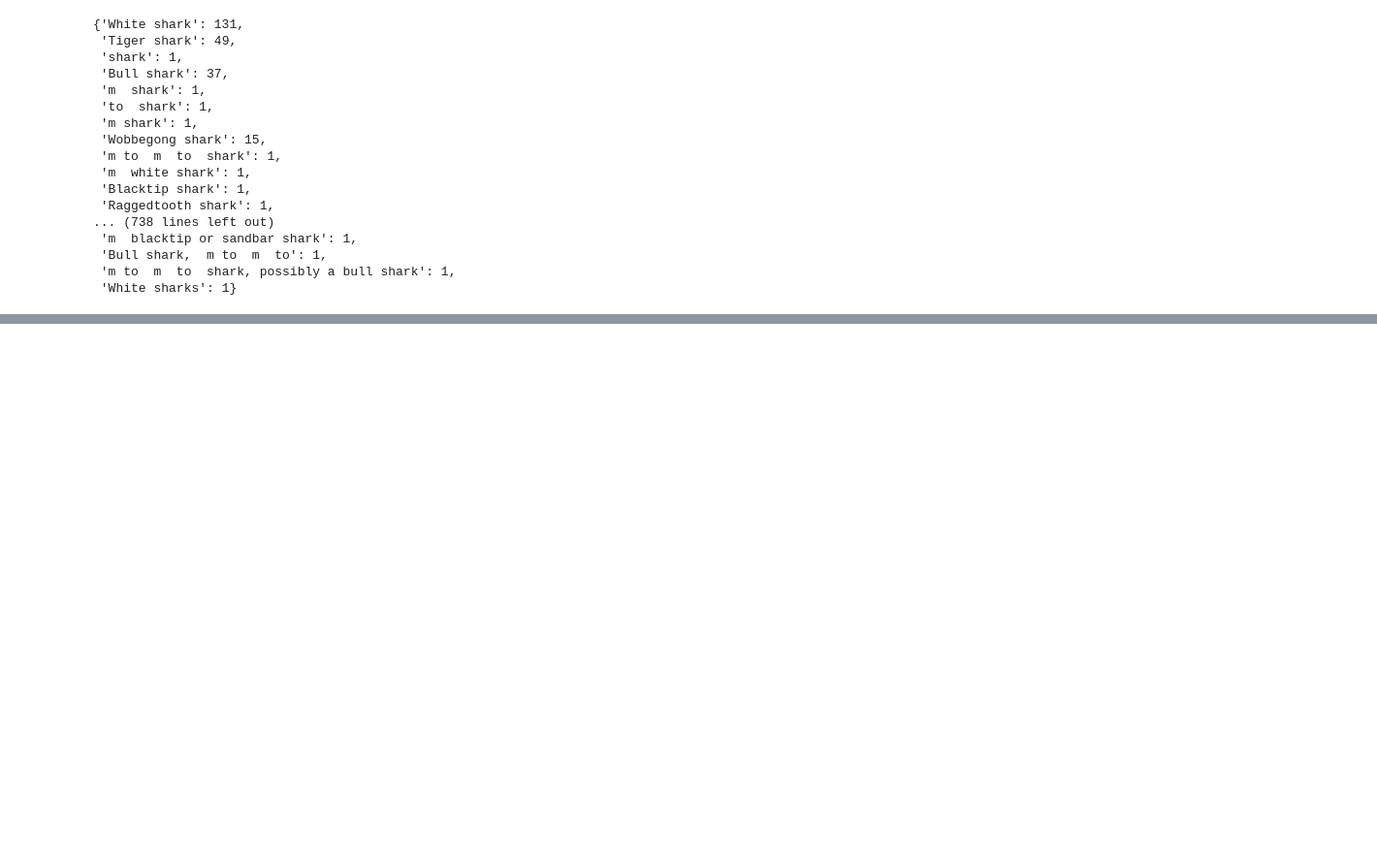
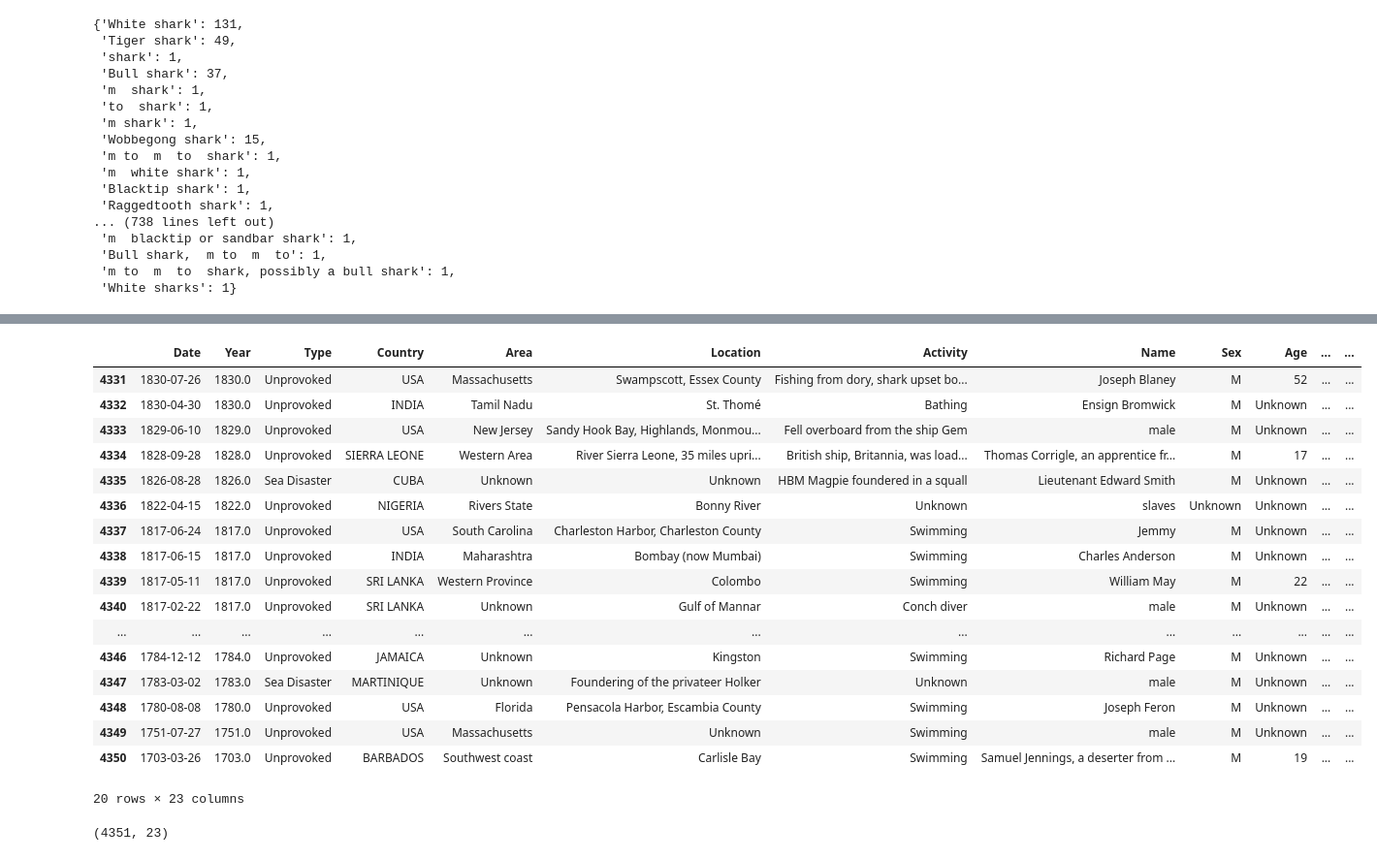
Before and after one commit to NGCOS46/data-cleaning-pandas, a Jupyter notebook: analysis.ipynb, the cells around one changed output, grey strips where cells are left out. Shown: that part at 97% size. Cells and saved outputs as stored; diff of their text form; code cells hidden in the pictures; blank space fills up the shorter version.

```diff
--- a/analysis.ipynb
+++ b/analysis.ipynb
@@ -986,0 +1102,28 @@ print(clean_species_dict)
+# %%
+data_sin_nulos['Date'] = pd.to_datetime(data_sin_nulos['Date'], errors='coerce')
+data_sin_nulos.dropna(subset=['Date'], inplace=True)
+# %%
+data_sin_nulos.tail(20)
+# %% [output]
+|  | Date | Year | Type | Country | Area | Location | Activity | Name | Sex | Age | ... | ... |
+| 4331 | 1830-07-26 | 1830.0 | Unprovoked | USA | Massachusetts | Swampscott, Essex County | Fishing from dory, shark upset bo... | Joseph Blaney | M | 52 | ... | ... |
+| 4332 | 1830-04-30 | 1830.0 | Unprovoked | INDIA | Tamil Nadu | St. Thomé | Bathing | Ensign Bromwick | M | Unknown | ... | ... |
+| 4333 | 1829-06-10 | 1829.0 | Unprovoked | USA | New Jersey | Sandy Hook Bay, Highlands, Monmou... | Fell overboard from the ship Gem | male | M | Unknown | ... | ... |
+| 4334 | 1828-09-28 | 1828.0 | Unprovoked | SIERRA LEONE | Western Area | River Sierra Leone, 35 miles upri... | British ship, Britannia, was load... | Thomas Corrigle, an apprentice fr... | M | 17 | ... | ... |
+| 4335 | 1826-08-28 | 1826.0 | Sea Disaster | CUBA | Unknown | Unknown | HBM Magpie foundered in a squall | Lieutenant Edward Smith | M | Unknown | ... | ... |
+| 4336 | 1822-04-15 | 1822.0 | Unprovoked | NIGERIA | Rivers State | Bonny River | Unknown | slaves | Unknown | Unknown | ... | ... |
+| 4337 | 1817-06-24 | 1817.0 | Unprovoked | USA | South Carolina | Charleston Harbor, Charleston County | Swimming | Jemmy | M | Unknown | ... | ... |
+| 4338 | 1817-06-15 | 1817.0 | Unprovoked | INDIA | Maharashtra | Bombay (now Mumbai) | Swimming | Charles Anderson | M | Unknown | ... | ... |
+| 4339 | 1817-05-11 | 1817.0 | Unprovoked | SRI LANKA | Western Province | Colombo | Swimming | William May | M | 22 | ... | ... |
+| 4340 | 1817-02-22 | 1817.0 | Unprovoked | SRI LANKA | Unknown | Gulf of Mannar | Conch diver | male | M | Unknown | ... | ... |
+| ... | ... | ... | ... | ... | ... | ... | ... | ... | ... | ... | ... | ... |
+| 4346 | 1784-12-12 | 1784.0 | Unprovoked | JAMAICA | Unknown | Kingston | Swimming | Richard Page | M | Unknown | ... | ... |
+| 4347 | 1783-03-02 | 1783.0 | Sea Disaster | MARTINIQUE | Unknown | Foundering of the privateer Holker | Unknown | male | M | Unknown | ... | ... |
+| 4348 | 1780-08-08 | 1780.0 | Unprovoked | USA | Florida | Pensacola Harbor, Escambia County | Swimming | Joseph Feron | M | Unknown | ... | ... |
+| 4349 | 1751-07-27 | 1751.0 | Unprovoked | USA | Massachusetts | Unknown | Swimming | male | M | Unknown | ... | ... |
+| 4350 | 1703-03-26 | 1703.0 | Unprovoked | BARBADOS | Southwest coast | Carlisle Bay | Swimming | Samuel Jennings, a deserter from ... | M | 19 | ... | ... |
+20 rows × 23 columns
+# %%
+data_sin_nulos.shape
+# %% [output]
+(4351, 23)
```
Also changed, not shown: parts of 23 cells of this notebook.
